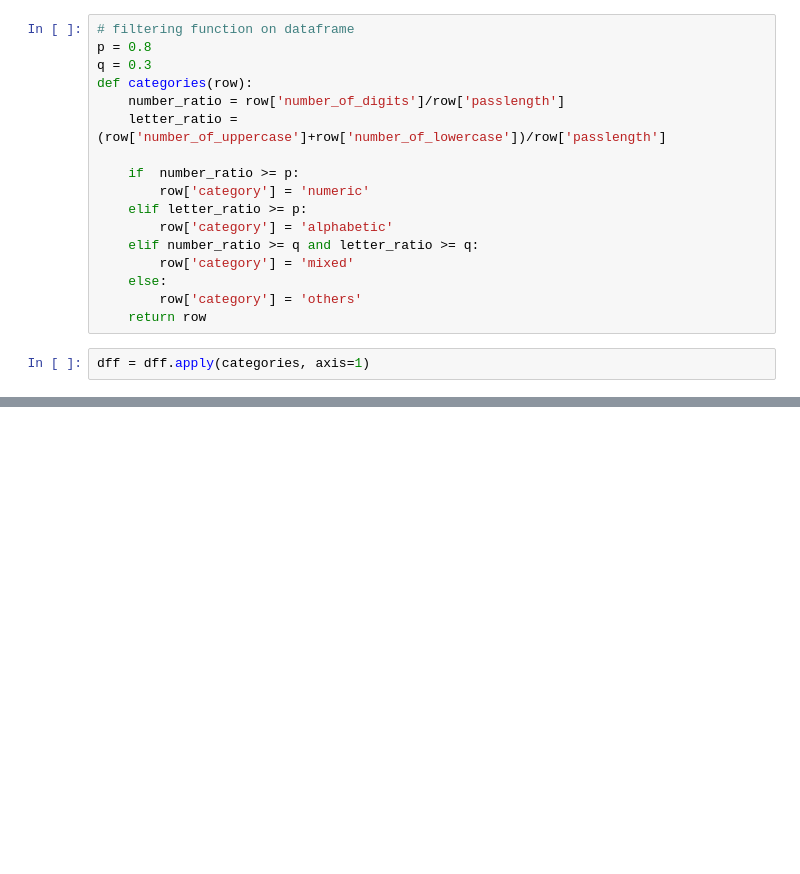
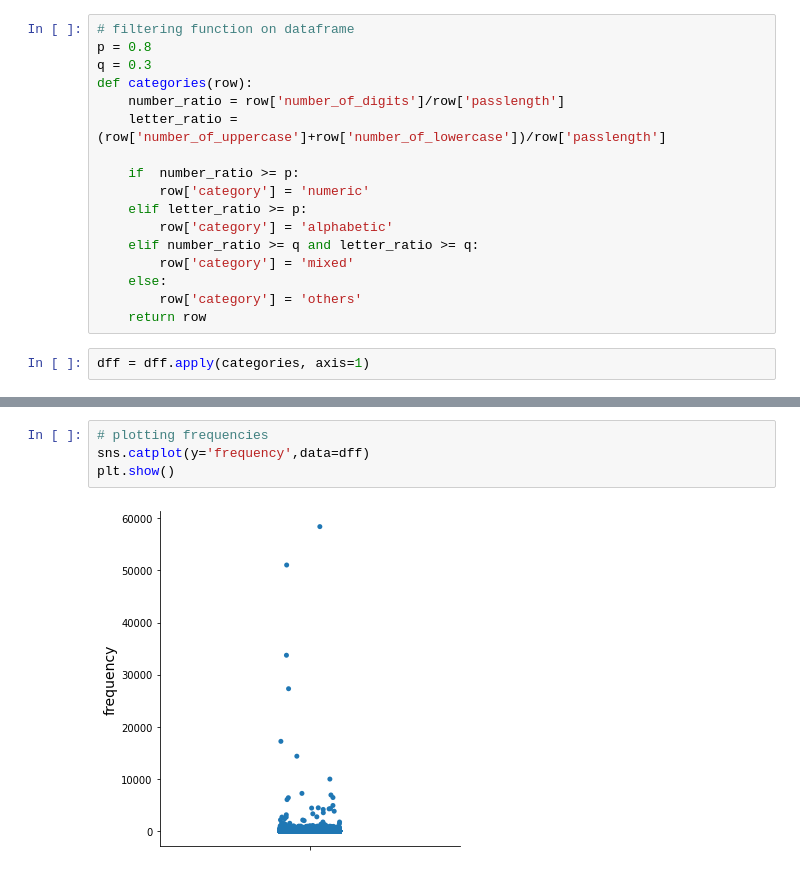
Before and after one commit to ptdk1020/PasswordStrength, a Jupyter notebook: Notebooks/VisualinsightsIntoPasswords.ipynb, the cells around one changed output, grey strips where cells are left out. Cells and saved outputs as stored; diff of their text form; blank space fills up the shorter version.

```diff
--- a/Notebooks/VisualinsightsIntoPasswords.ipynb
+++ b/Notebooks/VisualinsightsIntoPasswords.ipynb
@@ -259,0 +321,6 @@ plt.show()
+# %%
+# plotting frequencies
+sns.catplot(y='frequency',data=dff)
+plt.show()
+# %% [output]
+[figure, added]
```
Also changed, not shown: parts of 45 cells of this notebook.
